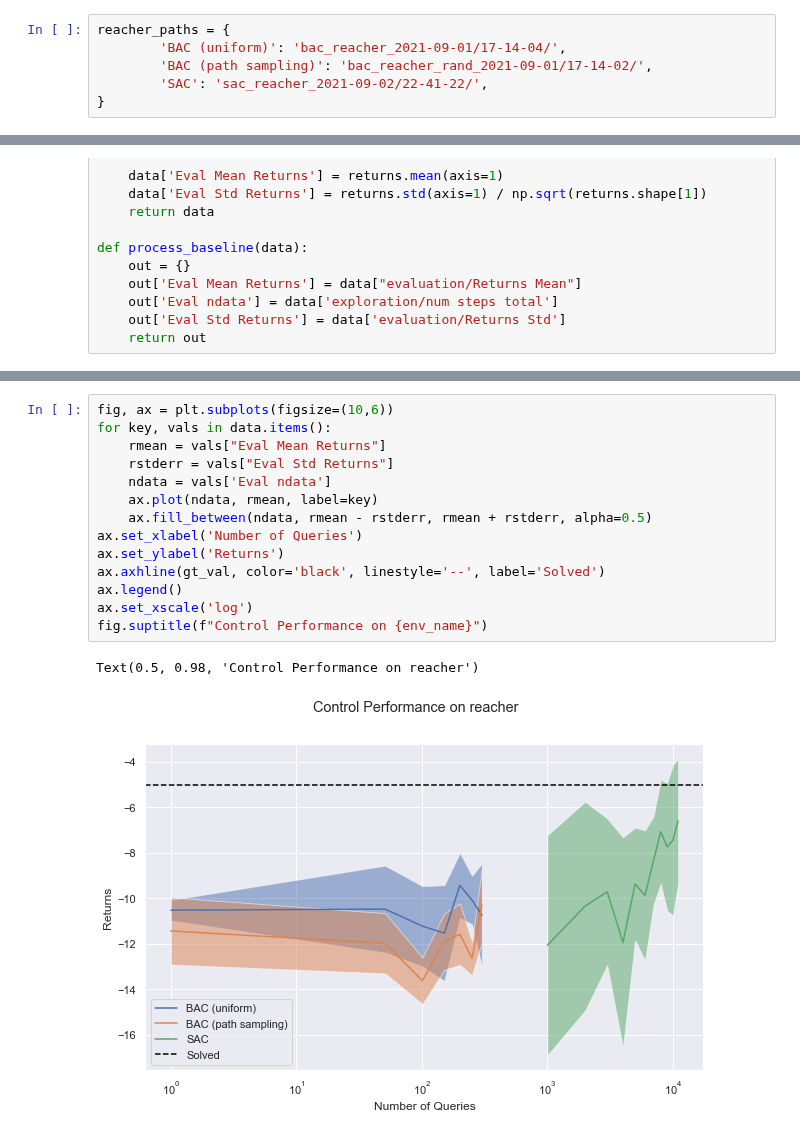
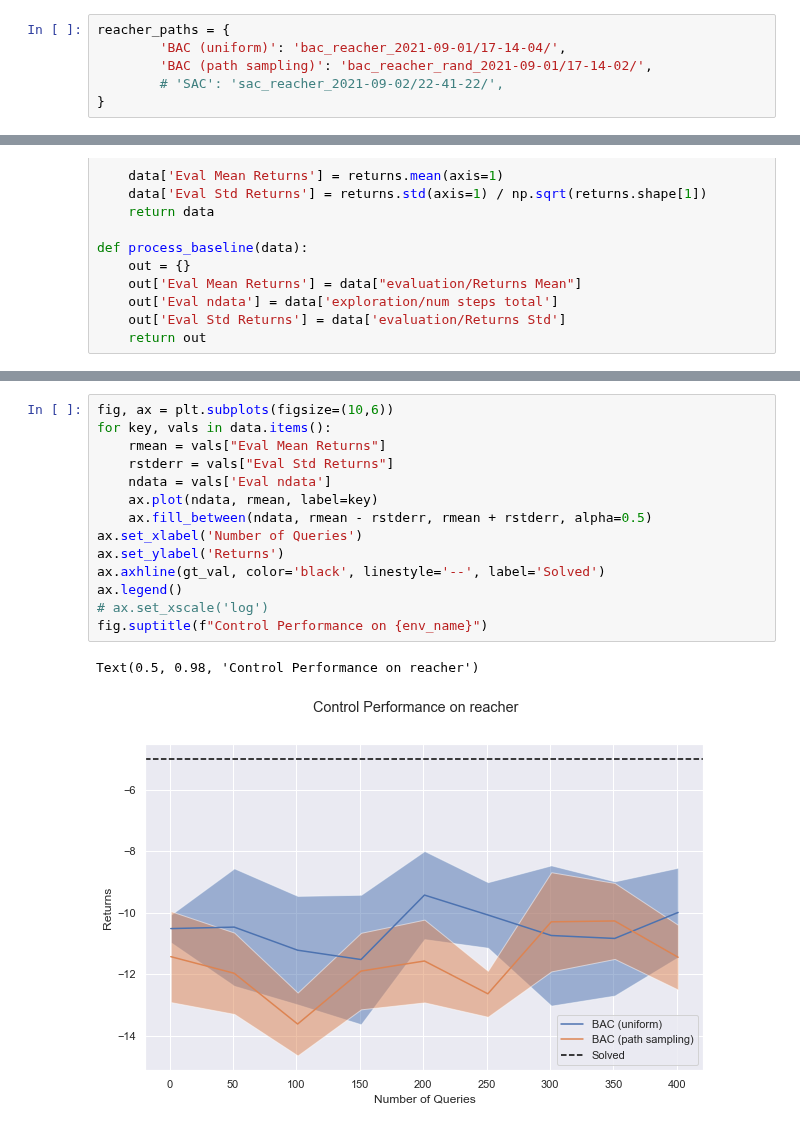
Before and after one commit to fusion-ml/trajectory-information-rl, a Jupyter notebook: notebooks/plot_returns.ipynb, the cells around one changed output, grey strips where cells are left out. Cells and saved outputs as stored; diff of their text form.

```diff
--- a/notebooks/plot_returns.ipynb
+++ b/notebooks/plot_returns.ipynb
@@ -37,7 +37,7 @@ cartpole_paths = {
 reacher_paths = {
         'BAC (uniform)': 'bac_reacher_2021-09-01/17-14-04/',
         'BAC (path sampling)': 'bac_reacher_rand_2021-09-01/17-14-02/',
-        'SAC': 'sac_reacher_2021-09-02/22-41-22/',
+        # 'SAC': 'sac_reacher_2021-09-02/22-41-22/',
 }
 # %%
 all_paths = {"cartpole": cartpole_paths, "pendulum": pend_paths, "reacher": reacher_paths}
@@ -120,17 +119,17 @@ Text(0.5, 0.98, 'Control Performance on reacher')
 # %%
 fig, ax = plt.subplots(figsize=(10,6))
 for key, vals in data.items():
     rmean = vals["Eval Mean Returns"]
     rstderr = vals["Eval Std Returns"]
     ndata = vals['Eval ndata']
     ax.plot(ndata, rmean, label=key)
     ax.fill_between(ndata, rmean - rstderr, rmean + rstderr, alpha=0.5)
 ax.set_xlabel('Number of Queries')
 ax.set_ylabel('Returns')
 ax.axhline(gt_val, color='black', linestyle='--', label='Solved')
 ax.legend()
-ax.set_xscale('log')
+# ax.set_xscale('log')
 fig.suptitle(f"Control Performance on {env_name}")
 # %% [output]
 Text(0.5, 0.98, 'Control Performance on reacher')
-[figure, old version]
+[figure, new version]
```
Also changed, not shown: parts of 2 cells of this notebook, 8 other files.
